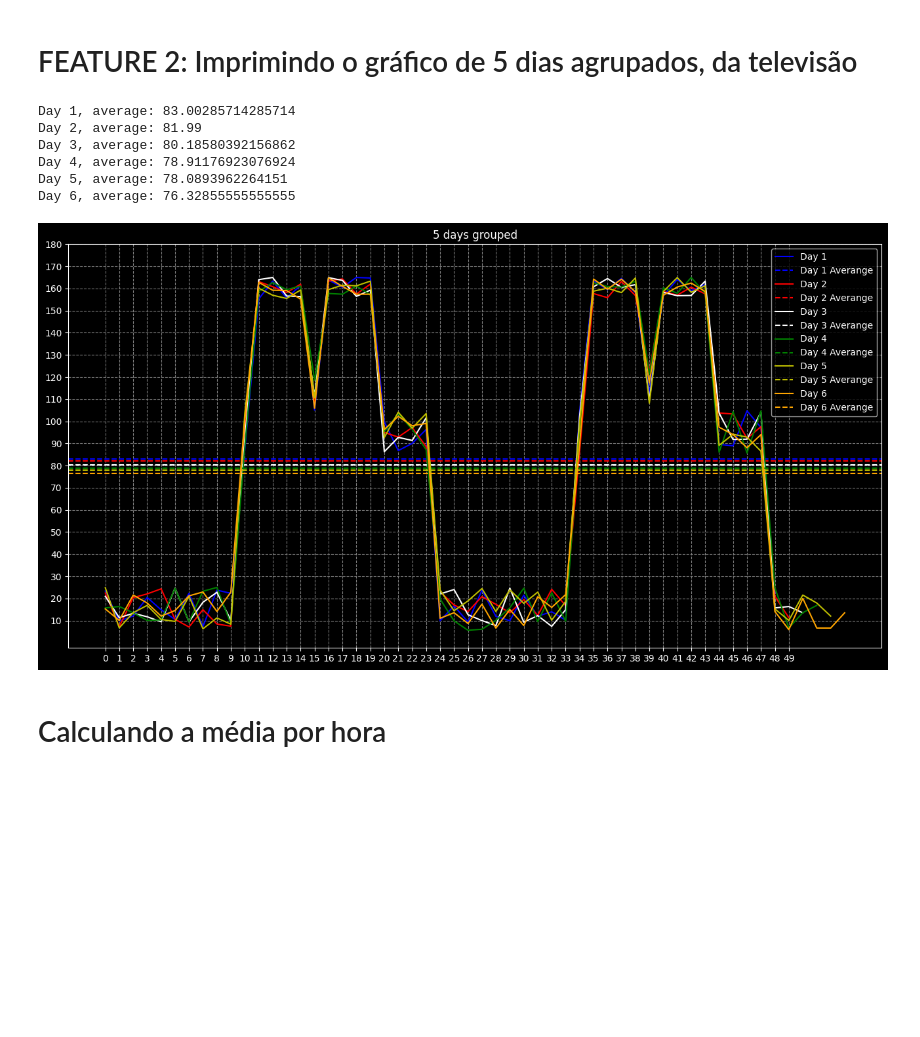
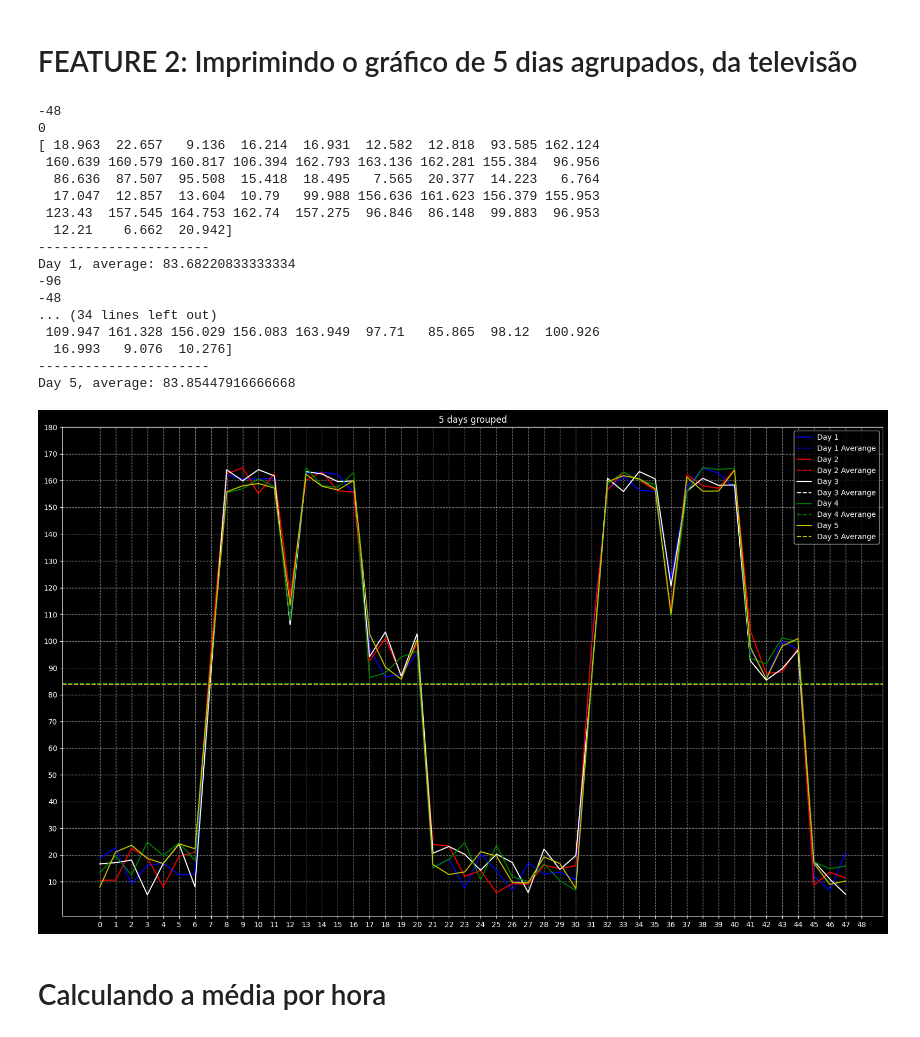
Before and after one commit to PedroLuisDionisioFraga/Power-consumption-prediction-using-LSTM-and-GRU-networks-in-PyTorch, a Jupyter notebook: exploring_trained_models_better.ipynb, the cells around one changed output. Saved outputs shown, nothing was run; the diff lists cells and outputs as text; code cells hidden in the pictures; blank space fills up the shorter version.

```diff
--- a/exploring_trained_models_better.ipynb
+++ b/exploring_trained_models_better.ipynb
@@ -521,39 +535,61 @@ Average consumer that television: 82.2089387755102
 # FEATURE 2: Imprimindo o gráfico de 5 dias agrupados, da televisão
 # %%
 # Definindo a quantidade de horas a serem exibidas
-rangeAbscissaAxis = 49
-# Consumo real
+rangeAbscissaAxis = 48
 # Dimensões do gráfico
-plt.figure(figsize=(16, 8))
+plt.figure(figsize=(20, 12))
 
 array_colors = ["b", "r", "w", "g", "y", "orange", "gray", "r", "w", "g", "y", "orange", "gray", "r", "w", "g", "y", "orange", "gray", "r", "w", "g", "y", "orange", "gray", "r", "w", "g", "y", "orange", "gray", "r", "w", "g", "y", "orange", "gray", "r", "w", "g", "y", "orange", "gray", "r", "w", "g", "y", "orange", "gray", "r", "w", "g", "y", "orange", "gray", "r", "w", "g", "y", "orange", "gray", "r", "w", "g", "y", "orange", "gray", "r", "w", "g", "y", "orange", "gray", "r", "w", "g", "y", "orange", "gray", "r", "w", "g", "y", "orange", "gray", "r", "w", "g", "y", "orange", "gray", "r", "w", "g", "y", "orange", "gray", "r", "w", "g", "y", "orange", "gray", "r", "w", "g", "y", "orange", "gray", "r", "w", "g", "y", "orange", "gray", "r", "w", "g", "y", "orange", "gray", "r", "w", "g", "y", "orange", "gray", "r", "w", "g", "y", "orange", "gray", "r", "w", "g", "y", "orange", "gray", "r", "w", "g", "y", "orange", "gray", "r", "w", "g", "y", "orange", "gray", "r", "w", "g", "y", "orange", "gray", "r", "w", "g", "y", "orange", "gray"]
 
 num_days = 6
 # Imprimindo o gráfico
-for i in range(0,  num_days):
-  actual_range = targets[1][(rangeAbscissaAxis * i) - i : rangeAbscissaAxis * (i + 1)]
+for i in range(num_days - 1):
+  start_index = rangeAbscissaAxis * (i + 1)
+  if i == 0:
+    end_index = 0
+    actual_range = targets[1][-start_index :]
+  else:
+    end_index = rangeAbscissaAxis * i
+    actual_range = targets[1][-start_index : -end_index]
+
+
+  print(-start_index)
+  print(-end_index)
+  print(actual_range)
+  print("----------------------")
   plt.plot(actual_range, color=array_colors[i], label=f"Day {i + 1}")
   day_mean = np.mean(actual_range)
   print(f"Day {i + 1}, average: {day_mean}")
   plt.axhline(day_mean, color=array_colors[i], linestyle='dashed', label=f"Day {i + 1} Averange")
 
 # Dimensões dos eixos
 plt.yticks(np.arange(10, 180 + 1, 10))
 plt.xticks(np.arange(0, rangeAbscissaAxis + 1, 1))
 # Layout do gráfico
 plt.title(f"5 days grouped")
 plt.grid(True, color='gray', linestyle='dashed', linewidth=0.8)
 # Legendando e imprimindo o gráfico
 plt.legend()
 plt.show()
 # %% [output]
-Day 1, average: 83.00285714285714
-Day 2, average: 81.99
-Day 3, average: 80.18580392156862
-Day 4, average: 78.91176923076924
-Day 5, average: 78.0893962264151
-Day 6, average: 76.32855555555555
+-48
+0
+[ 18.963  22.657   9.136  16.214  16.931  12.582  12.818  93.585 162.124
+ 160.639 160.579 160.817 106.394 162.793 163.136 162.281 155.384  96.956
+  86.636  87.507  95.508  15.418  18.495   7.565  20.377  14.223   6.764
+  17.047  12.857  13.604  10.79   99.988 156.636 161.623 156.379 155.953
+ 123.43  157.545 164.753 162.74  157.275  96.846  86.148  99.883  96.953
+  12.21    6.662  20.942]
+----------------------
+Day 1, average: 83.68220833333334
+-96
+-48
+... (34 lines left out)
+ 109.947 161.328 156.029 156.083 163.949  97.71   85.865  98.12  100.926
+  16.993   9.076  10.276]
+----------------------
+Day 5, average: 83.85447916666668
-[figure, old version]
+[figure, new version]
 # %% [markdown]
 # Calculando a média por hora
 # %%
```
Also changed, not shown: parts of 3 cells of this notebook.
